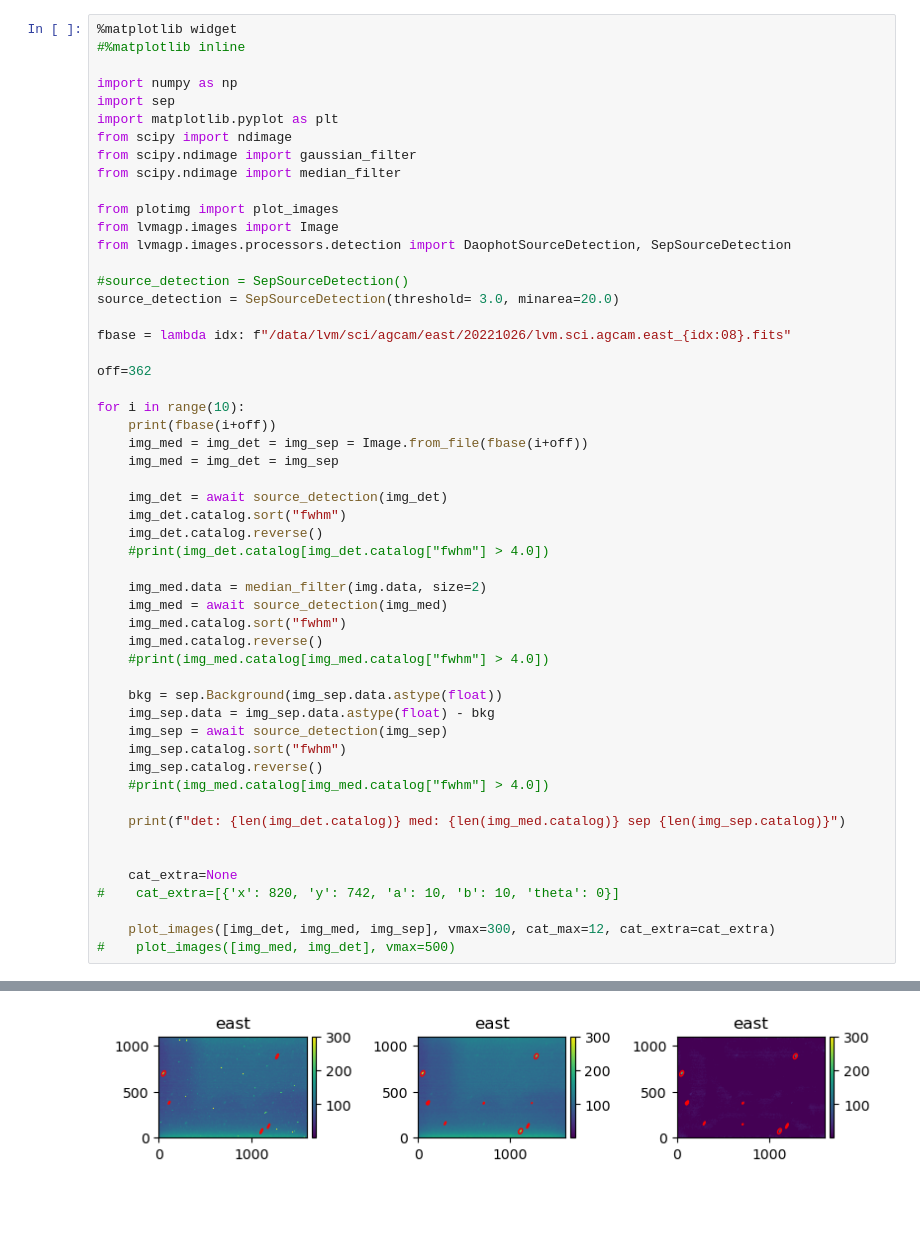
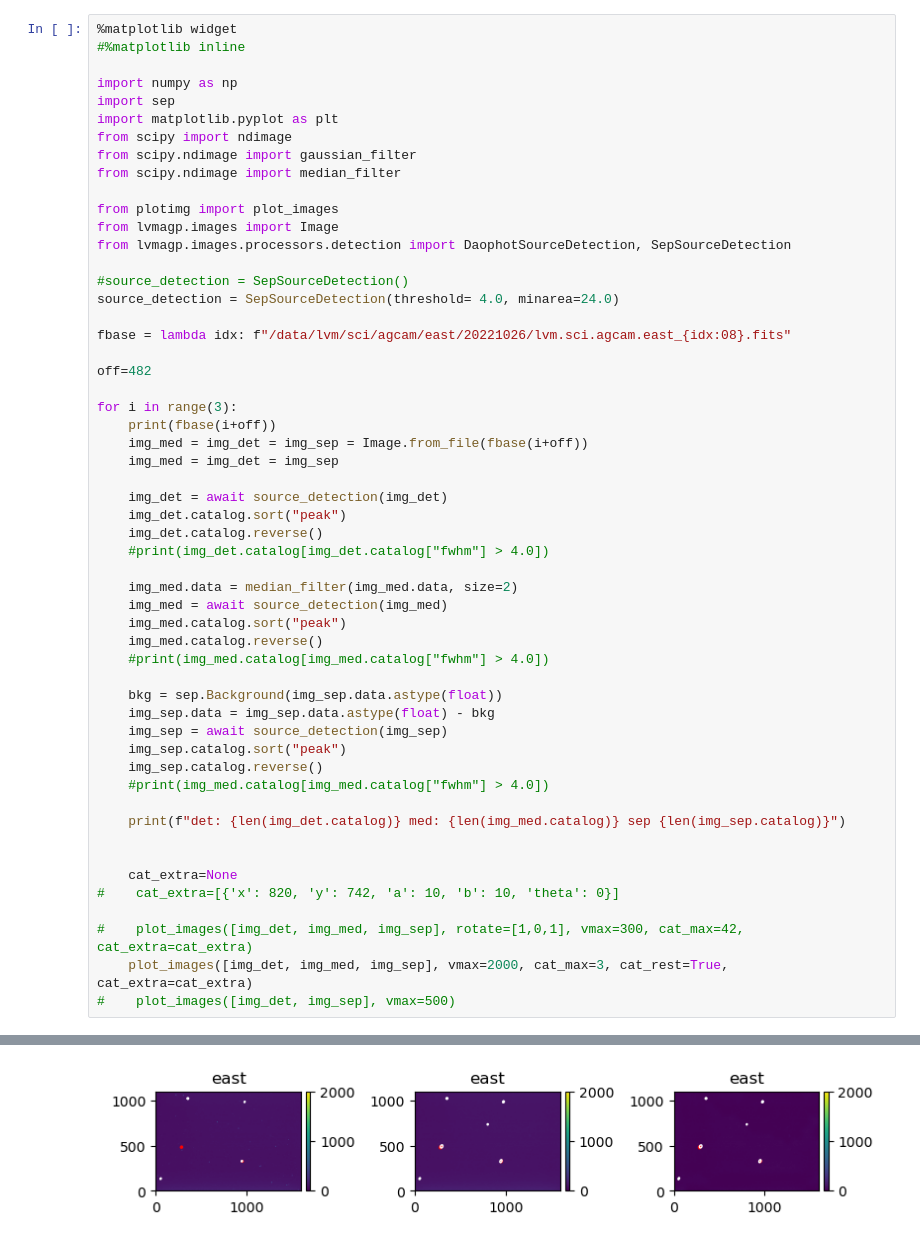
Before and after one commit to sdss/lvmstack, a Jupyter notebook: config/jupyter/source_deteticion_test.ipynb, the cells around one changed output, grey strips where cells are left out. Saved outputs shown, nothing was run; the diff lists cells and outputs as text; blank space fills up the shorter version.

```diff
--- a/config/jupyter/source_deteticion_test.ipynb
+++ b/config/jupyter/source_deteticion_test.ipynb
@@ -14,32 +24,32 @@ from lvmagp.images import Image
 from lvmagp.images.processors.detection import DaophotSourceDetection, SepSourceDetection
 
 #source_detection = SepSourceDetection()
-source_detection = SepSourceDetection(threshold= 3.0, minarea=20.0)
+source_detection = SepSourceDetection(threshold= 4.0, minarea=24.0)
 
 fbase = lambda idx: f"/data/lvm/sci/agcam/east/20221026/lvm.sci.agcam.east_{idx:08}.fits"
 
-off=362
+off=482
 
-for i in range(10):
+for i in range(3):
     print(fbase(i+off))
     img_med = img_det = img_sep = Image.from_file(fbase(i+off))
     img_med = img_det = img_sep
 
     img_det = await source_detection(img_det)
-    img_det.catalog.sort("fwhm")
+    img_det.catalog.sort("peak")
     img_det.catalog.reverse()
     #print(img_det.catalog[img_det.catalog["fwhm"] > 4.0])
 
-    img_med.data = median_filter(img.data, size=2)
+    img_med.data = median_filter(img_med.data, size=2)
     img_med = await source_detection(img_med)
-    img_med.catalog.sort("fwhm")
+    img_med.catalog.sort("peak")
     img_med.catalog.reverse()
     #print(img_med.catalog[img_med.catalog["fwhm"] > 4.0])
 
     bkg = sep.Background(img_sep.data.astype(float))
     img_sep.data = img_sep.data.astype(float) - bkg
     img_sep = await source_detection(img_sep)
-    img_sep.catalog.sort("fwhm")
+    img_sep.catalog.sort("peak")
     img_sep.catalog.reverse()
     #print(img_med.catalog[img_med.catalog["fwhm"] > 4.0])
 
@@ -49,6 +59,7 @@ for i in range(10):
     cat_extra=None
 #    cat_extra=[{'x': 820, 'y': 742, 'a': 10, 'b': 10, 'theta': 0}]
 
-    plot_images([img_det, img_med, img_sep], vmax=300, cat_max=12, cat_extra=cat_extra)
-#    plot_images([img_med, img_det], vmax=500)
+#    plot_images([img_det, img_med, img_sep], rotate=[1,0,1], vmax=300, cat_max=42, cat_extra=cat_extra)
+    plot_images([img_det, img_med, img_sep], vmax=2000, cat_max=3, cat_rest=True, cat_extra=cat_extra)
+#    plot_images([img_det, img_sep], vmax=500)
 # %% [output]
@@ -57 +68 @@ det: 5 med: 9 sep 9
-[figure, old version]
+[figure, new version]
```
Also changed, not shown: parts of 3 cells of this notebook, 2 other files.
